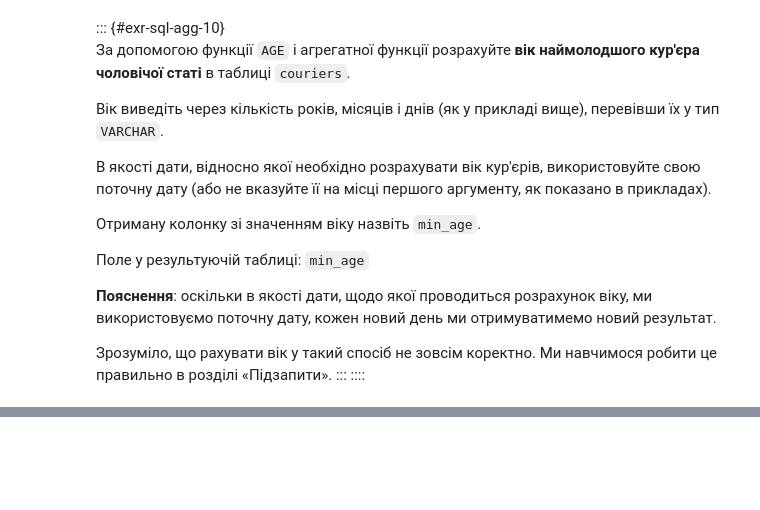
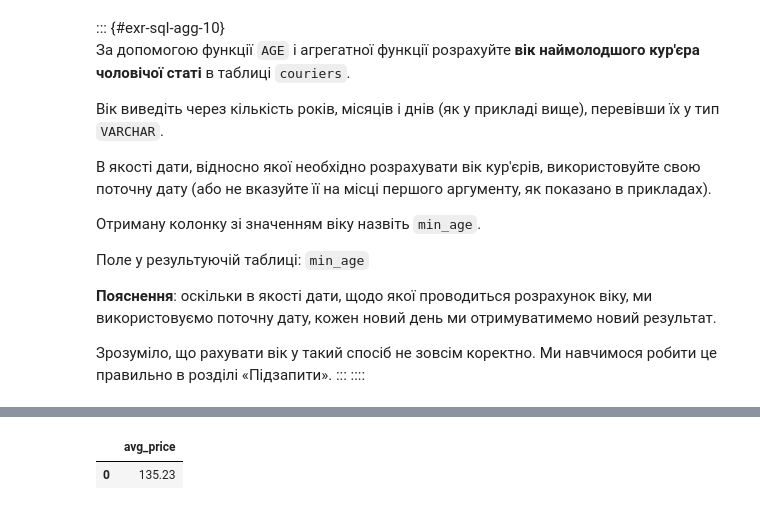
Before and after one commit to Aranaur/py4ds, a Jupyter notebook: sql_agg.ipynb, the cells around one changed output, grey strips where cells are left out. Cells and saved outputs as stored; diff of their text form; code cells hidden in the pictures; blank space fills up the shorter version.

```diff
--- a/sql_agg.ipynb
+++ b/sql_agg.ipynb
@@ -512,0 +637,14 @@ WHERE  sex = 'male'
+# %%
+#| code-fold: true
+#| code-summary: "Рішення"
+
+%%sql
+SELECT round(avg(price), 2) as avg_price
+FROM   products
+WHERE  (name like '%tea%'
+    or name like '%coffee%')
+   and name not like '%ivan-tea%'
+   and name not like '%mushroom%'
+# %% [output]
+|  | avg_price |
+| 0 | 135.23 |
```
Also changed, not shown: parts of 20 cells of this notebook, 26 other files.
